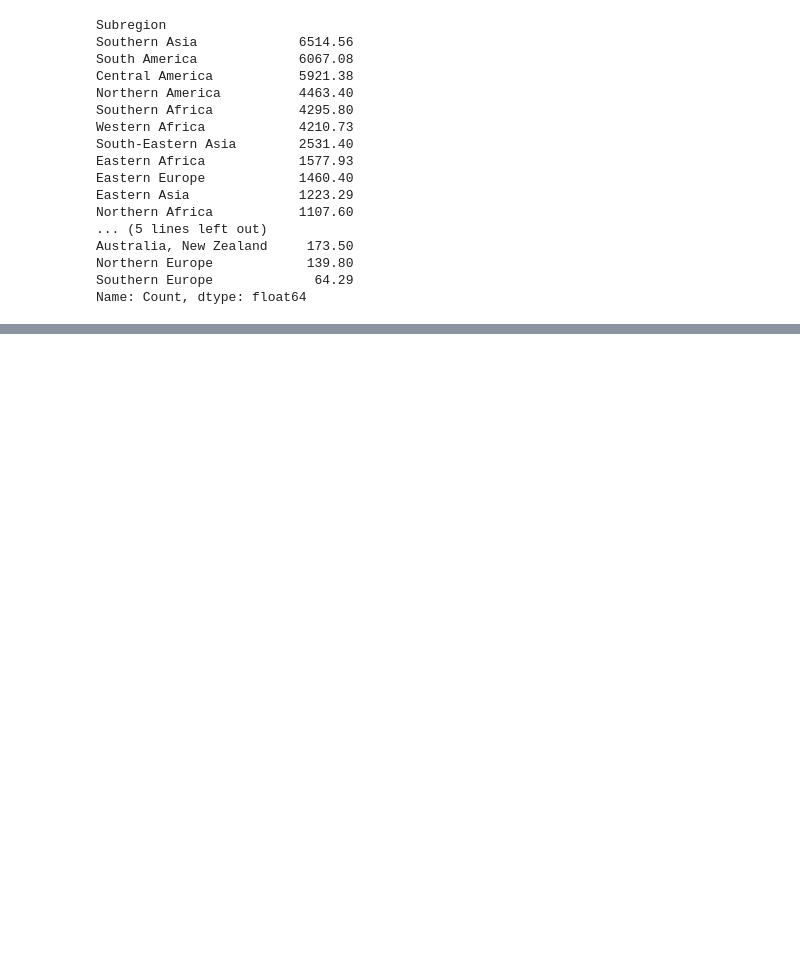
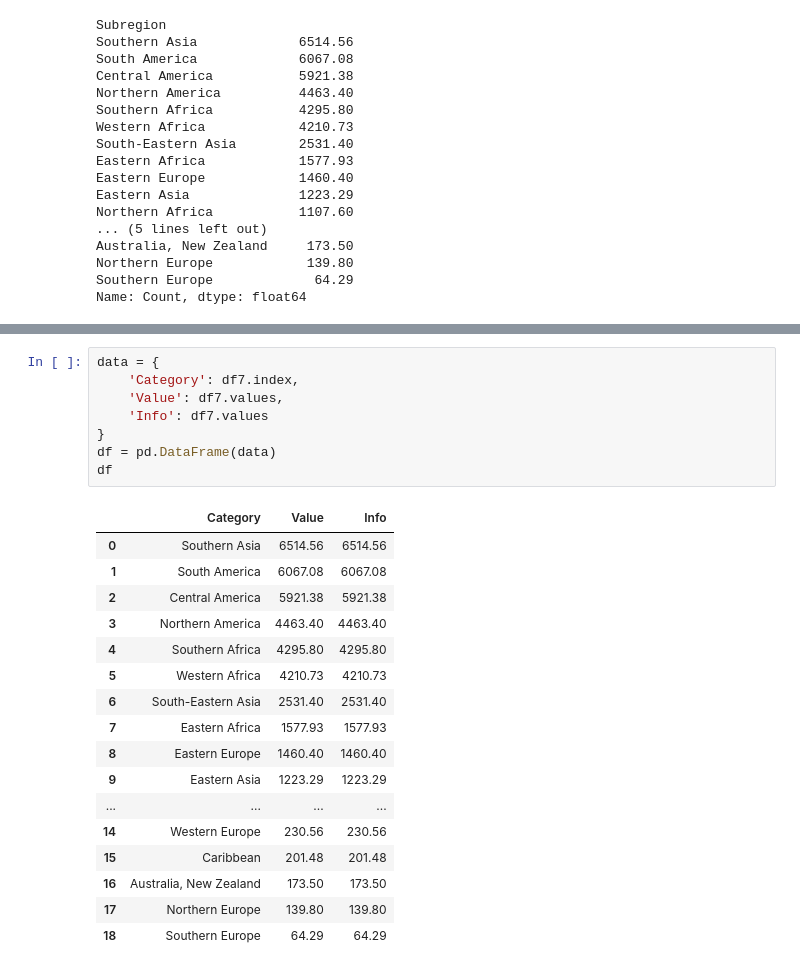
Before and after one commit to pernebay-arailym/Project_18_HOMICIDE_Analysis, a Jupyter notebook: homecide_project.ipynb, the cells around one changed output, grey strips where cells are left out. Cells and saved outputs as stored; diff of their text form; blank space fills up the shorter version.

Commit message:
created new DataFrame for the value and info

```diff
--- a/homecide_project.ipynb
+++ b/homecide_project.ipynb
@@ -404,0 +415,26 @@ Name: Count, dtype: float64
+# %%
+data = {
+    'Category': df7.index,
+    'Value': df7.values,
+    'Info': df7.values
+}
+df = pd.DataFrame(data)
+df
+# %% [output]
+|  | Category | Value | Info |
+| 0 | Southern Asia | 6514.56 | 6514.56 |
+| 1 | South America | 6067.08 | 6067.08 |
+| 2 | Central America | 5921.38 | 5921.38 |
+| 3 | Northern America | 4463.40 | 4463.40 |
+| 4 | Southern Africa | 4295.80 | 4295.80 |
+| 5 | Western Africa | 4210.73 | 4210.73 |
+| 6 | South-Eastern Asia | 2531.40 | 2531.40 |
+| 7 | Eastern Africa | 1577.93 | 1577.93 |
+| 8 | Eastern Europe | 1460.40 | 1460.40 |
+| 9 | Eastern Asia | 1223.29 | 1223.29 |
+| ... | ... | ... | ... |
+| 14 | Western Europe | 230.56 | 230.56 |
+| 15 | Caribbean | 201.48 | 201.48 |
+| 16 | Australia, New Zealand | 173.50 | 173.50 |
+| 17 | Northern Europe | 139.80 | 139.80 |
+| 18 | Southern Europe | 64.29 | 64.29 |
```
Also changed, not shown: parts of 1 cell of this notebook.
